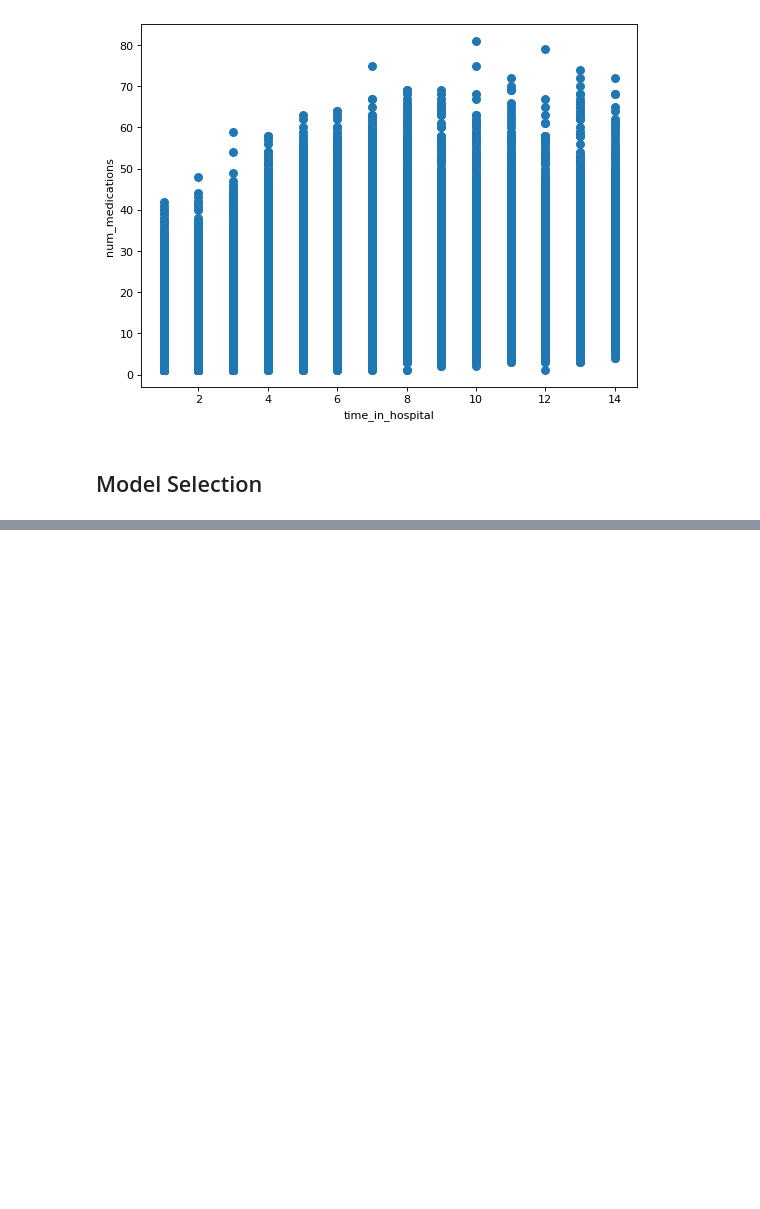
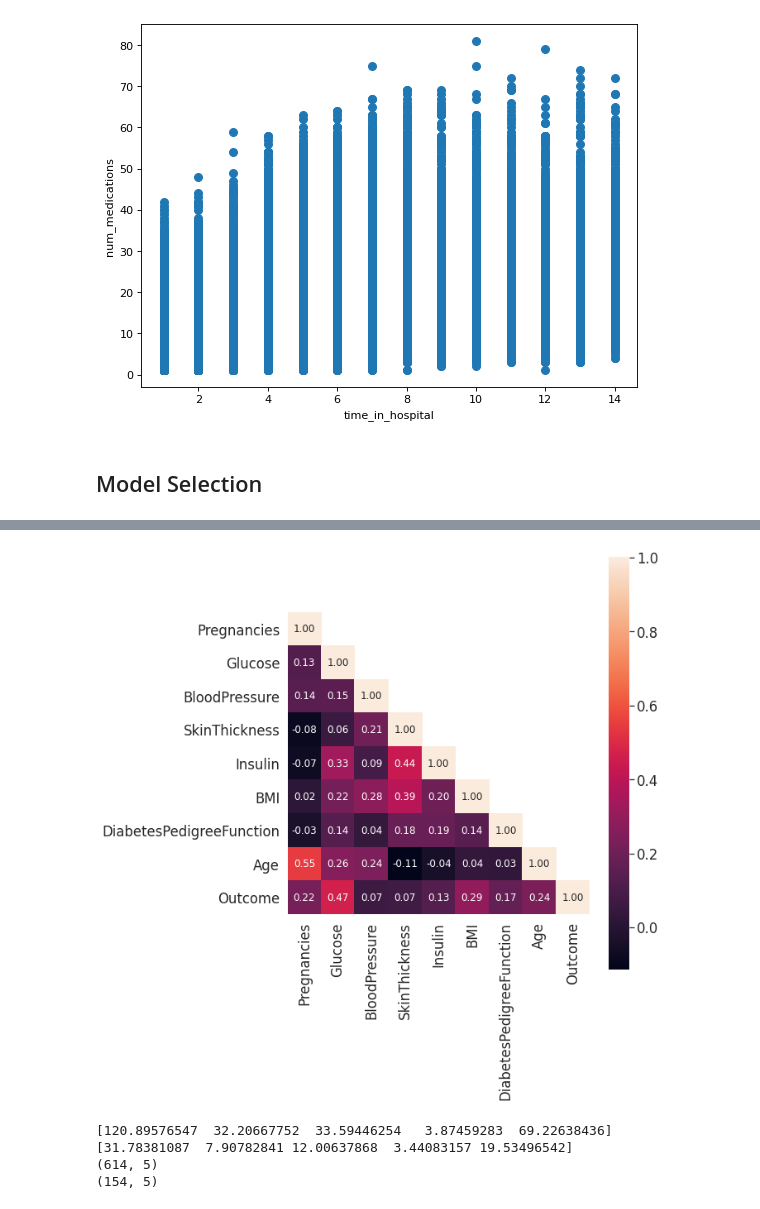
Before and after one commit to psalinas505/python-diabetes, a Jupyter notebook: Python_Diabetes_PS_NN_BB.ipynb, the cells around one changed output, grey strips where cells are left out. Cells and saved outputs as stored; diff of their text form; code cells hidden in the pictures; blank space fills up the shorter version.

```diff
--- a/Python_Diabetes_PS_NN_BB.ipynb
+++ b/Python_Diabetes_PS_NN_BB.ipynb
@@ -1000,0 +911,4 @@ for i, (clf_name, clf) in enumerate(classifiers.items()):
+# %%
+# get the features in a list
+cols = (diabetes.columns).to_list()
+cols
@@ -1000,0 +925,30 @@ for i, (clf_name, clf) in enumerate(classifiers.items()):
+# %%
+## create correlation matrix with coefficients
+from sklearn.preprocessing import StandardScaler
+
+stdsc = StandardScaler()
+X_std = stdsc.fit_transform(diabetes[cols].iloc[:,range(0,len(cols))].values)
+# %%
+cov_mat =np.cov(X_std.T)
+plt.figure(figsize=(10,10))
+sns.set(font_scale=1.5)
+
+#mask to eliminate flipped data
+mask = np.zeros_like(cov_mat)
+mask[np.triu_indices_from(mask)] = True
+np.fill_diagonal(mask, 0.0)
+
+with sns.axes_style("white"):
+    hm = sns.heatmap(cov_mat,
+                     mask=mask,
+                     cbar=True,
+                     annot=True,
+                     square=True,
+                     fmt='.2f',
+                     annot_kws={'size': 12},
+                     yticklabels=cols,
+                     xticklabels=cols)
+plt.tight_layout()
+plt.show()
+# %% [output]
+[figure, added]
@@ -1000,0 +966,20 @@ for i, (clf_name, clf) in enumerate(classifiers.items()):
+# %%
+## Normalize inputs ##
+
+means= np.mean(X_train, axis=0)
+stds= np.std(X_train, axis=0)
+
+# check values
+print(means)
+print(stds)
+
+X_train= (X_train - means)/stds
+X_test= (X_test - means)/stds
+
+print(X_train.shape)
+print(X_test.shape)
+# %% [output]
+[120.89576547  32.20667752  33.59446254   3.87459283  69.22638436]
+[31.78381087  7.90782841 12.00637868  3.44083157 19.53496542]
+(614, 5)
+(154, 5)
```
Also changed, not shown: parts of 27 cells of this notebook.
